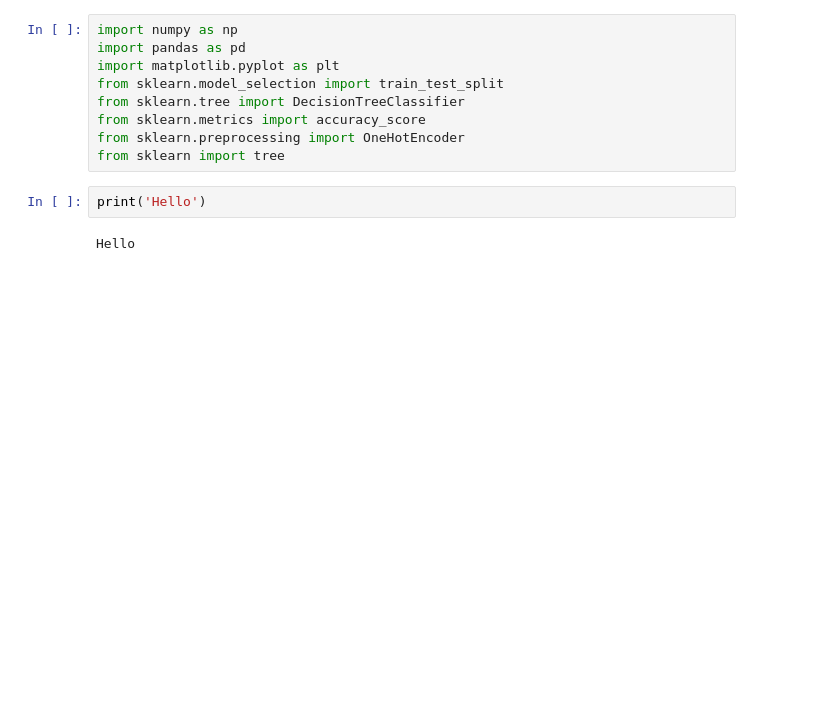
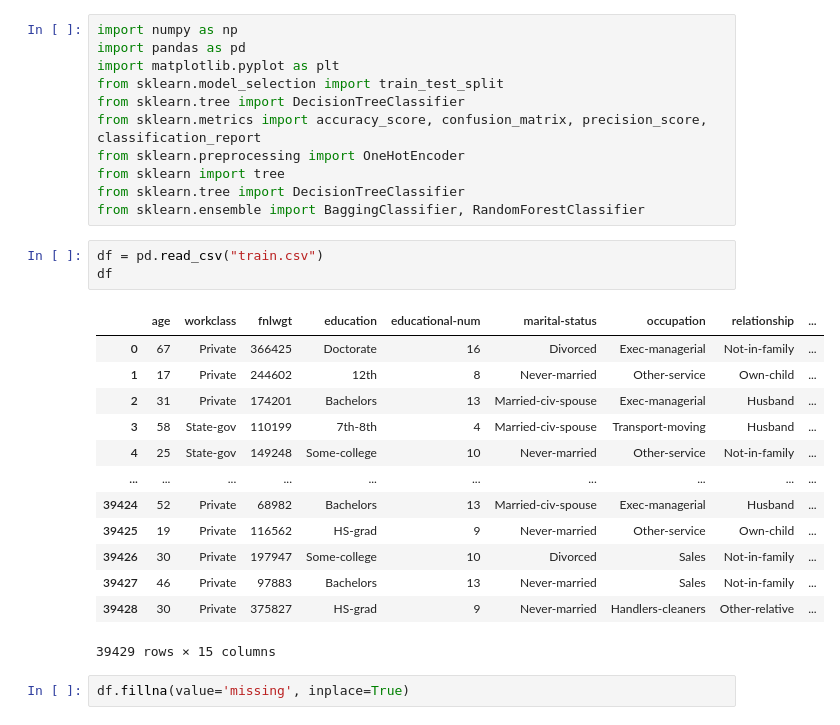
Before and after one commit to albetorres19/CapstoneSem2, a Jupyter notebook: index.ipynb, the cells around one changed output. Saved outputs shown, nothing was run; the diff lists cells and outputs as text; blank space fills up the shorter version.

```diff
--- a/index.ipynb
+++ b/index.ipynb
@@ -4,10 +4,27 @@ import pandas as pd
 import matplotlib.pyplot as plt
 from sklearn.model_selection import train_test_split
 from sklearn.tree import DecisionTreeClassifier
-from sklearn.metrics import accuracy_score
+from sklearn.metrics import accuracy_score, confusion_matrix, precision_score, classification_report
 from sklearn.preprocessing import OneHotEncoder
 from sklearn import tree
+from sklearn.tree import DecisionTreeClassifier
+from sklearn.ensemble import BaggingClassifier, RandomForestClassifier
-# %%
-print('Hello')
-# %% [output]
-Hello
+# %%
+df = pd.read_csv("train.csv")
+df
+# %% [output]
+|  | age | workclass | fnlwgt | education | educational-num | marital-status | occupation | relationship | ... |
+| 0 | 67 | Private | 366425 | Doctorate | 16 | Divorced | Exec-managerial | Not-in-family | ... |
+| 1 | 17 | Private | 244602 | 12th | 8 | Never-married | Other-service | Own-child | ... |
+| 2 | 31 | Private | 174201 | Bachelors | 13 | Married-civ-spouse | Exec-managerial | Husband | ... |
+| 3 | 58 | State-gov | 110199 | 7th-8th | 4 | Married-civ-spouse | Transport-moving | Husband | ... |
+| 4 | 25 | State-gov | 149248 | Some-college | 10 | Never-married | Other-service | Not-in-family | ... |
+| ... | ... | ... | ... | ... | ... | ... | ... | ... | ... |
+| 39424 | 52 | Private | 68982 | Bachelors | 13 | Married-civ-spouse | Exec-managerial | Husband | ... |
+| 39425 | 19 | Private | 116562 | HS-grad | 9 | Never-married | Other-service | Own-child | ... |
+| 39426 | 30 | Private | 197947 | Some-college | 10 | Divorced | Sales | Not-in-family | ... |
+| 39427 | 46 | Private | 97883 | Bachelors | 13 | Never-married | Sales | Not-in-family | ... |
+| 39428 | 30 | Private | 375827 | HS-grad | 9 | Never-married | Handlers-cleaners | Other-relative | ... |
+39429 rows × 15 columns
+# %%
+df.fillna(value='missing', inplace=True)
```
Also changed, not shown: parts of 20 cells of this notebook, 2 other files.
